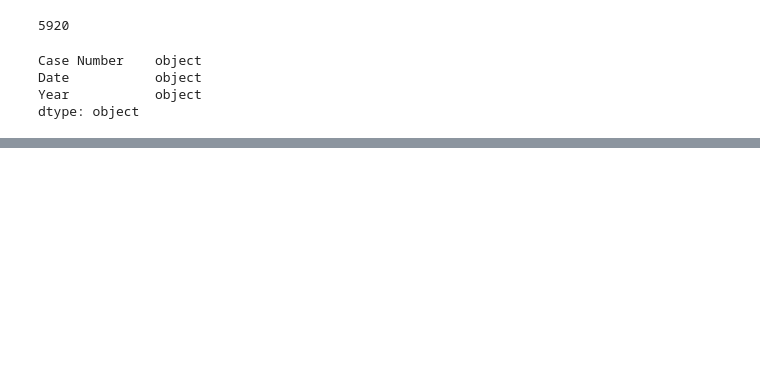
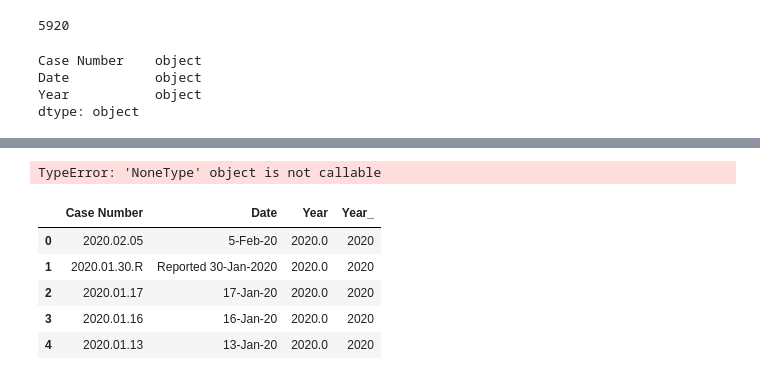
Before and after one commit to godak9/Final_Project, a Jupyter notebook: GOdak/Date_Cleaning.ipynb, the cells around one changed output, grey strips where cells are left out. Cells and saved outputs as stored; diff of their text form; code cells hidden in the pictures; blank space fills up the shorter version.

```diff
--- a/GOdak/Date_Cleaning.ipynb
+++ b/GOdak/Date_Cleaning.ipynb
@@ -73,0 +75,16 @@ except:
+# %%
+date_df["Case Number"].apply(clean_year())
+    #This gives me an error, but it works by adding the column to the df
+    #Keep running if error appears
+date_df.head()
+# %% [output]
+TypeError: 'NoneType' object is not callable
+# %%
+date_df.head()
+# %% [output]
+|  | Case Number | Date | Year | Year_ |
+| 0 | 2020.02.05 | 5-Feb-20 | 2020.0 | 2020 |
+| 1 | 2020.01.30.R | Reported 30-Jan-2020 | 2020.0 | 2020 |
+| 2 | 2020.01.17 | 17-Jan-20 | 2020.0 | 2020 |
+| 3 | 2020.01.16 | 16-Jan-20 | 2020.0 | 2020 |
+| 4 | 2020.01.13 | 13-Jan-20 | 2020.0 | 2020 |
```
Also changed, not shown: parts of 16 cells of this notebook, 5 other files.
